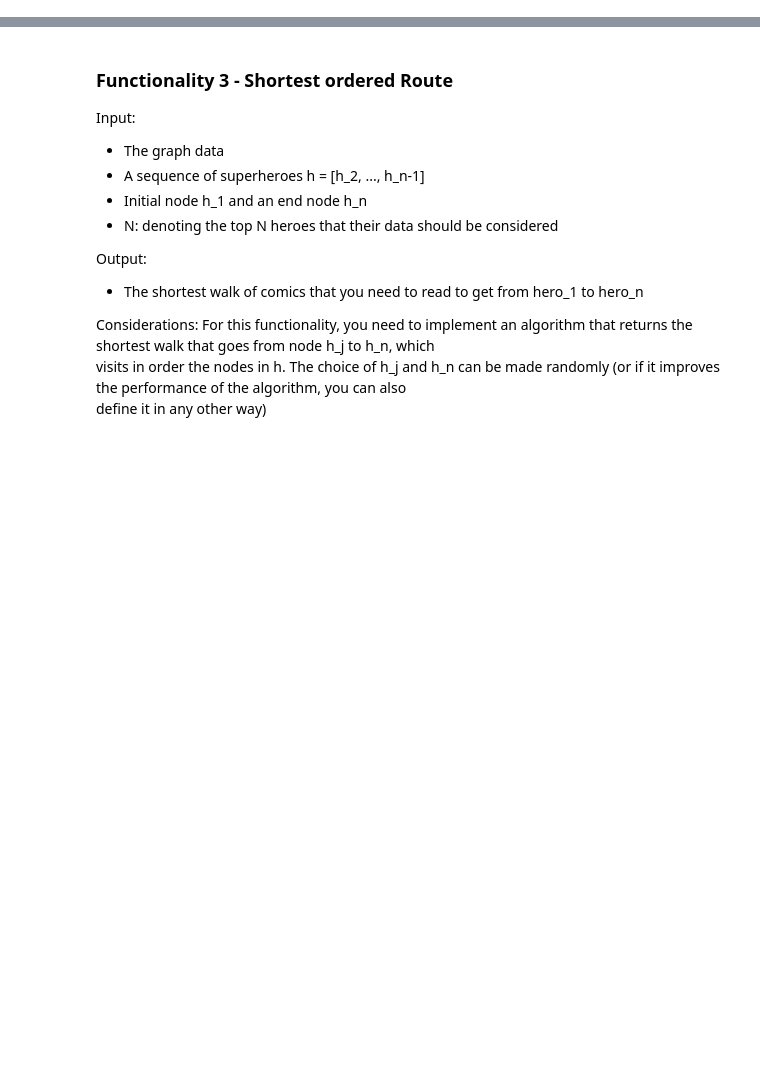
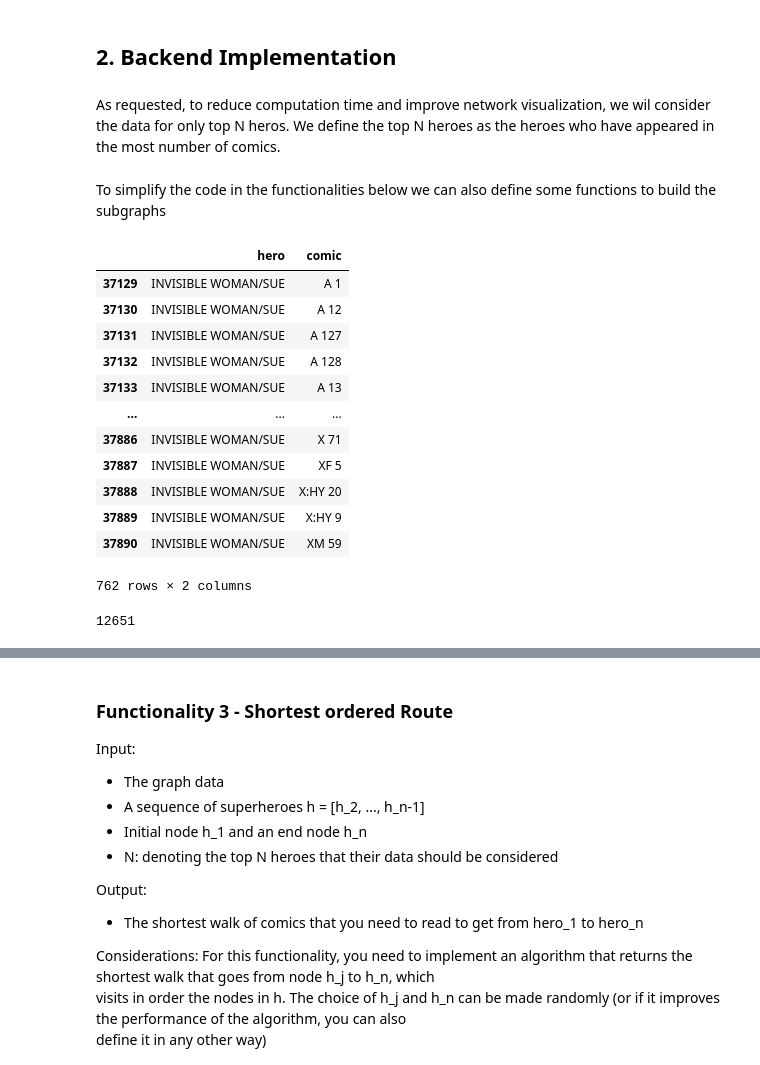
Before and after one commit to sosamandara/ADM-HW5_group3, a Jupyter notebook: main.ipynb, the cells around one changed output, grey strips where cells are left out. Drawn from its saved outputs; the diff is of its cells as text; code cells hidden in the pictures; blank space fills up the shorter version.

```diff
--- a/main.ipynb
+++ b/main.ipynb
@@ -87,0 +210,4 @@ nx.info(Graph_2)
+# %% [markdown]
+## **2. Backend Implementation**
+# %% [markdown]
+As requested, to reduce computation time and improve network visualization, we wil consider the data for only top N heros. We define the top N heroes as the heroes who have appeared in the most number of comics.
@@ -87,0 +220,25 @@ nx.info(Graph_2)
+# %% [markdown]
+To simplify the code in the functionalities below we can also define some functions to build the subgraphs
+# %%
+top = ['INVISIBLE WOMAN/SUE']
+a = df_edges.hero.apply(lambda h: any([i in h for i in top]))
+df_edges[a]
+# %% [output]
+|  | hero | comic |
+| 37129 | INVISIBLE WOMAN/SUE | A 1 |
+| 37130 | INVISIBLE WOMAN/SUE | A 12 |
+| 37131 | INVISIBLE WOMAN/SUE | A 127 |
+| 37132 | INVISIBLE WOMAN/SUE | A 128 |
+| 37133 | INVISIBLE WOMAN/SUE | A 13 |
+| ... | ... | ... |
+| 37886 | INVISIBLE WOMAN/SUE | X 71 |
+| 37887 | INVISIBLE WOMAN/SUE | XF 5 |
+| 37888 | INVISIBLE WOMAN/SUE | X:HY 20 |
+| 37889 | INVISIBLE WOMAN/SUE | X:HY 9 |
+| 37890 | INVISIBLE WOMAN/SUE | XM 59 |
+762 rows × 2 columns
+# %%
+
+len(set(Graph_2.nodes).intersection(set(df_nodes[df_nodes.type=='comic'].node)))
+# %% [output]
+12651
```
Also changed, not shown: parts of 60 cells of this notebook.
